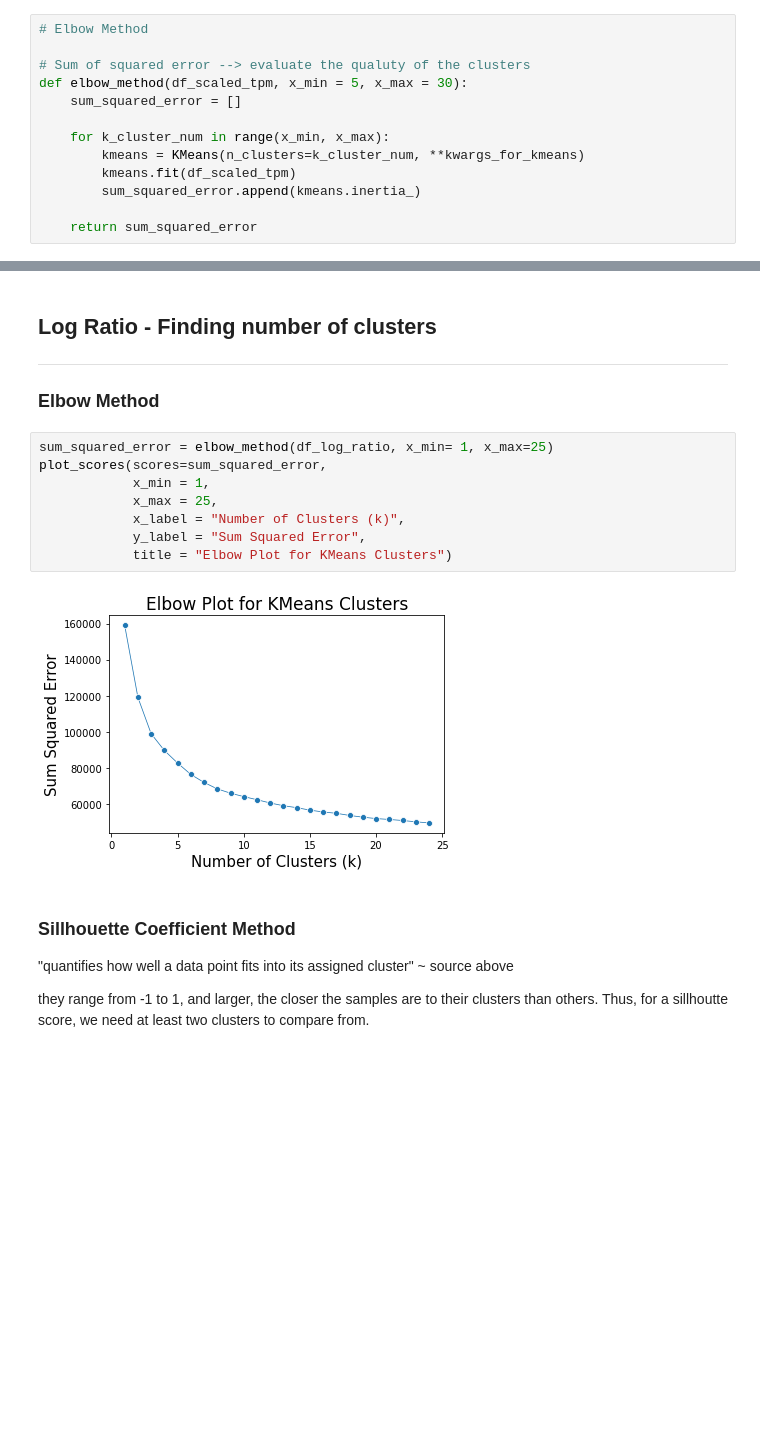
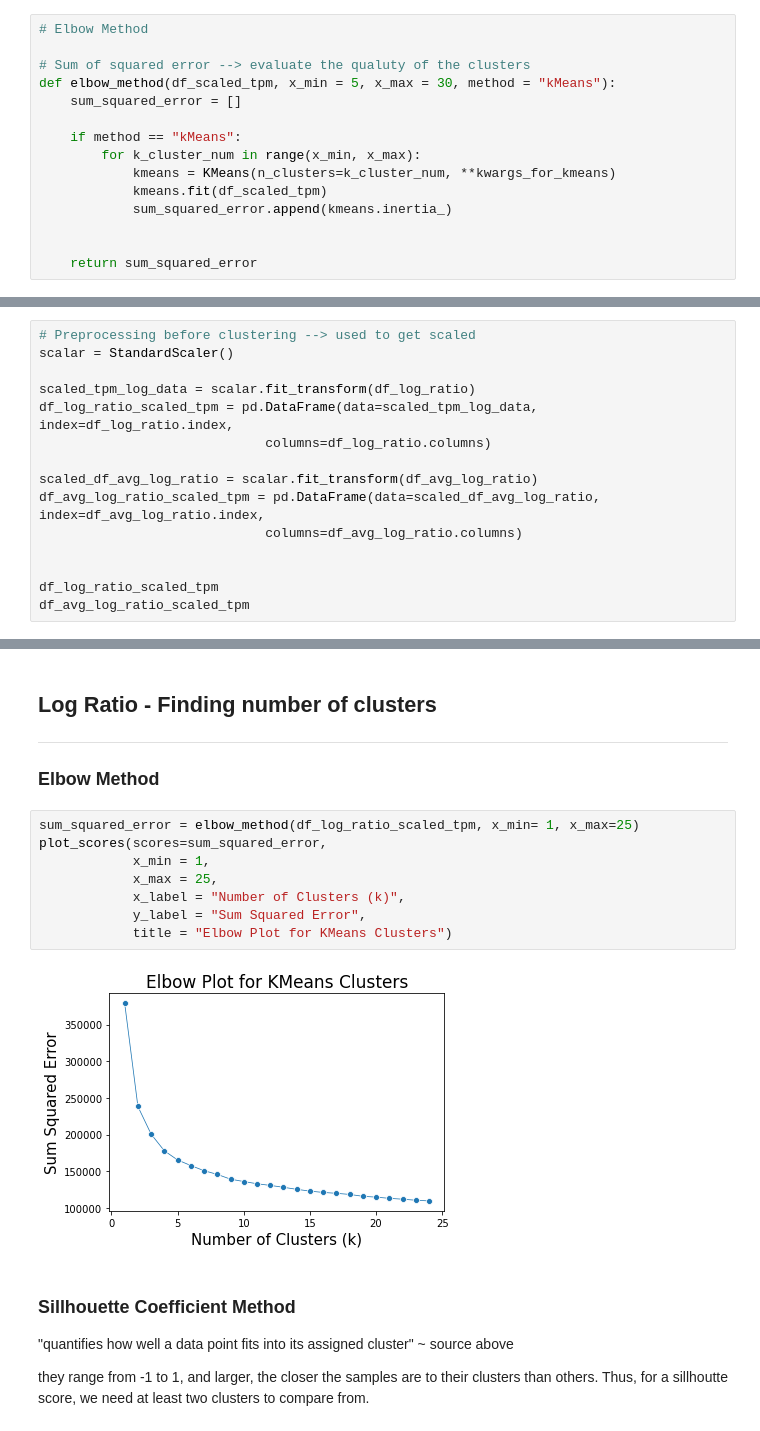
Before and after one commit to vsk-1167/research-5G-transcriptomic-exploration, a Jupyter notebook: clustering_analysis.ipynb, the cells around one changed output, grey strips where cells are left out. Drawn from its saved outputs; the diff is of its cells as text; blank space fills up the shorter version.

```diff
--- a/clustering_analysis.ipynb
+++ b/clustering_analysis.ipynb
@@ -265,13 +266,15 @@ def plot_scores(scores, x_min, x_max, x_label, y_label, title):
 # Elbow Method
 
 # Sum of squared error --> evaluate the qualuty of the clusters
-def elbow_method(df_scaled_tpm, x_min = 5, x_max = 30):
+def elbow_method(df_scaled_tpm, x_min = 5, x_max = 30, method = "kMeans"):
     sum_squared_error = []
 
-    for k_cluster_num in range(x_min, x_max):
-        kmeans = KMeans(n_clusters=k_cluster_num, **kwargs_for_kmeans)
-        kmeans.fit(df_scaled_tpm)
-        sum_squared_error.append(kmeans.inertia_)
+    if method == "kMeans":
+        for k_cluster_num in range(x_min, x_max):
+            kmeans = KMeans(n_clusters=k_cluster_num, **kwargs_for_kmeans)
+            kmeans.fit(df_scaled_tpm)
+            sum_squared_error.append(kmeans.inertia_)
+
 
     return sum_squared_error
 # %%
@@ -683,0 +782,15 @@ Length: 90, dtype: float64
+# %%
+# Preprocessing before clustering --> used to get scaled
+scalar = StandardScaler()
+
+scaled_tpm_log_data = scalar.fit_transform(df_log_ratio)
+df_log_ratio_scaled_tpm = pd.DataFrame(data=scaled_tpm_log_data, index=df_log_ratio.index,
+                             columns=df_log_ratio.columns)
+
+scaled_df_avg_log_ratio = scalar.fit_transform(df_avg_log_ratio)
+df_avg_log_ratio_scaled_tpm = pd.DataFrame(data=scaled_df_avg_log_ratio, index=df_avg_log_ratio.index,
+                             columns=df_avg_log_ratio.columns)
+
+
+df_log_ratio_scaled_tpm
+df_avg_log_ratio_scaled_tpm
@@ -687,15 +815,15 @@ Length: 90, dtype: float64
 
 ### Elbow Method
 # %%
-sum_squared_error = elbow_method(df_log_ratio, x_min= 1, x_max=25)
+sum_squared_error = elbow_method(df_log_ratio_scaled_tpm, x_min= 1, x_max=25)
 plot_scores(scores=sum_squared_error,
             x_min = 1,
             x_max = 25,
             x_label = "Number of Clusters (k)",
             y_label = "Sum Squared Error",
             title = "Elbow Plot for KMeans Clusters")
 # %% [output]
-[figure, old version]
+[figure, new version]
 # %% [markdown]
 ### Sillhouette Coefficient Method
 
```
Also changed, not shown: parts of 80 cells of this notebook, 9 other files.
